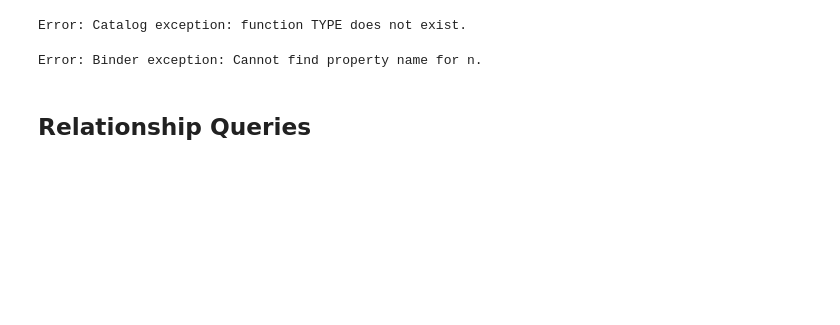
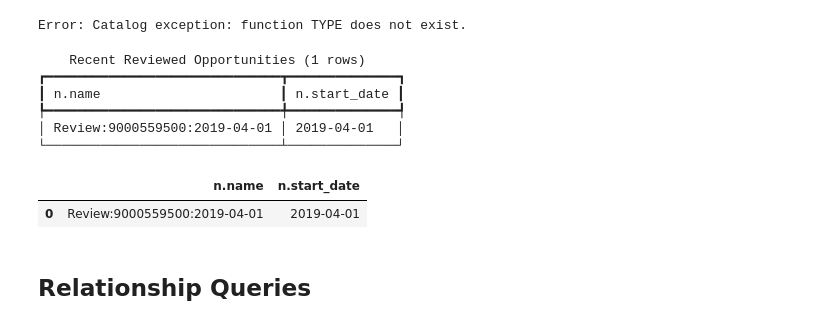
Before and after one commit to svngoku/genai-graph, a Jupyter notebook: notebooks/cypher_examples.ipynb, the cells around one changed output. Cells and saved outputs as stored; diff of their text form; code cells hidden in the pictures; blank space fills up the shorter version.

```diff
--- a/notebooks/cypher_examples.ipynb
+++ b/notebooks/cypher_examples.ipynb
@@ -65,11 +64,20 @@ run_query(query, "Relationship Types")
 # %% [output]
 Error: Catalog exception: function TYPE does not exist.
 # %%
-# Sample opportunities
-query = "MATCH (n:ReviewedOpportunity) RETURN n.name, n.document_date ORDER BY n.document_date DESC LIMIT 5"
-run_query(query, "Sample Opportunities")
+# Most recent reviewed opportunities
+run_query(
+    "MATCH (n:ReviewedOpportunity) RETURN n.name, n.start_date ORDER BY n.start_date DESC LIMIT 10",
+    "Recent Reviewed Opportunities",
+)
 # %% [output]
-Error: Binder exception: Cannot find property name for n.
+    Recent Reviewed Opportunities (1 rows)
+┏━━━━━━━━━━━━━━━━━━━━━━━━━━━━━━┳━━━━━━━━━━━━━━┓
+┃ n.name                       ┃ n.start_date ┃
+┡━━━━━━━━━━━━━━━━━━━━━━━━━━━━━━╇━━━━━━━━━━━━━━┩
+│ Review:9000559500:2019-04-01 │ 2019-04-01   │
+└──────────────────────────────┴──────────────┘
+|  | n.name | n.start_date |
+| 0 | Review:9000559500:2019-04-01 | 2019-04-01 |
 # %% [markdown]
 ## Relationship Queries
 # %%
```
Also changed, not shown: parts of 19 cells of this notebook, 7 other files.
